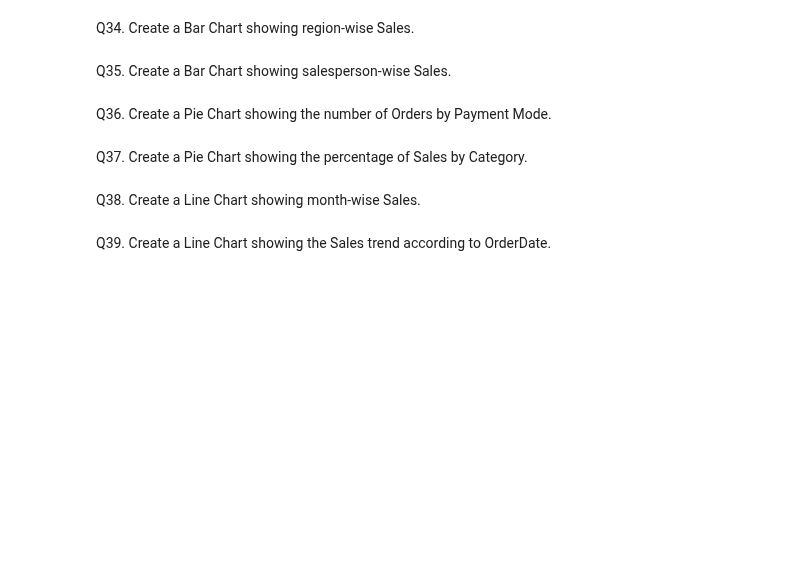
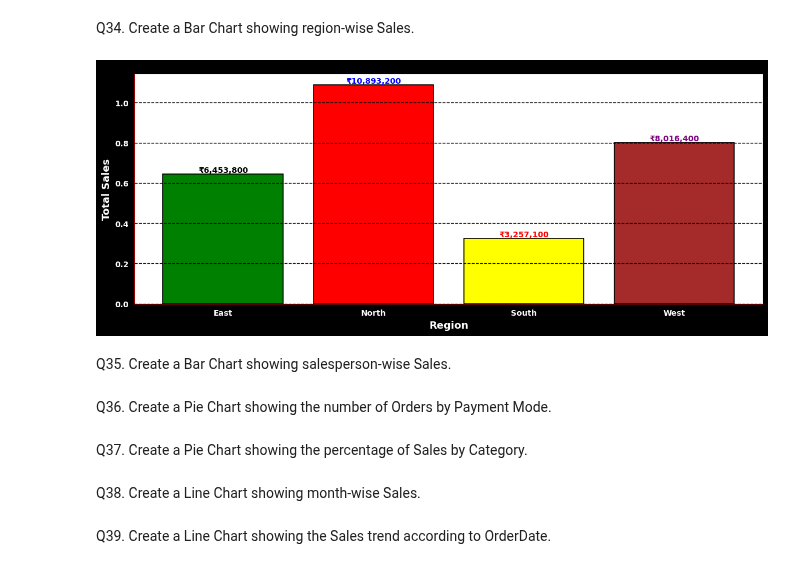
Before and after one commit to Suraj-kumar121K/PANDAS-CURSE, a Jupyter notebook: large_data_practice/01_Sales.ipynb, the cells around one changed output. Saved outputs shown, nothing was run; the diff lists cells and outputs as text; code cells hidden in the pictures; blank space fills up the shorter version.

```diff
--- a/large_data_practice/01_Sales.ipynb
+++ b/large_data_practice/01_Sales.ipynb
@@ -838,5 +914,78 @@ Q33. Create a Bar Chart showing city-wise Sales.
 # %% [markdown]
 Q34. Create a Bar Chart showing region-wise Sales.
+# %%
+Regin_By_Sales
+
+plt.figure(figsize=(12, 5),
+    facecolor="black"
+)
+
+bar = plt.bar(
+    Regin_By_Sales.index,
+    Regin_By_Sales.values,
+    color=["green", "red", "yellow", "brown"],
+    edgecolor="black",
+    linewidth=1.2
+)
+
+plt.xlabel(
+    "Region",
+    fontsize=13,
+    fontweight="bold",
+    color="white"
+)
+
+plt.ylabel(
+    "Total Sales",
+    fontsize=13,
+    fontweight="bold",
+    color="white"
+)
+
+plt.xticks(
+    rotation=0,
+    ha="center",
+    fontsize=10,
+    fontweight="bold",
+    color="white"
+)
+
+plt.yticks(
+    fontsize=10,
+    fontweight="bold",
+    color="white"
+)
+
+plt.grid(
+    axis="y",
+    linestyle="--",
+    color="black",
+    alpha=0.9,
+    linewidth=1
+)
+
+text_colors = ["black", "blue", "red", "purple"]
+for p,c in enumerate(bar):
+    value = c.get_height()
+    plt.text(
+        c.get_x() + c.get_width() / 2,
+        value,
+        f"₹{value:,.0f}",
+        ha="center",
+        va="bottom",
+        fontsize=10,
+        fontweight="bold",
+        color=text_colors[p]
+    )
+
+plt.gca().spines["bottom"].set_color("red")
+plt.gca().spines["left"].set_color("red")
+
+plt.tight_layout()
+
+plt.show()
+# %% [output]
+[figure, added]
 # %% [markdown]
 Q35. Create a Bar Chart showing salesperson-wise Sales.
 # %% [markdown]
```
Also changed, not shown: parts of 2 cells of this notebook.
